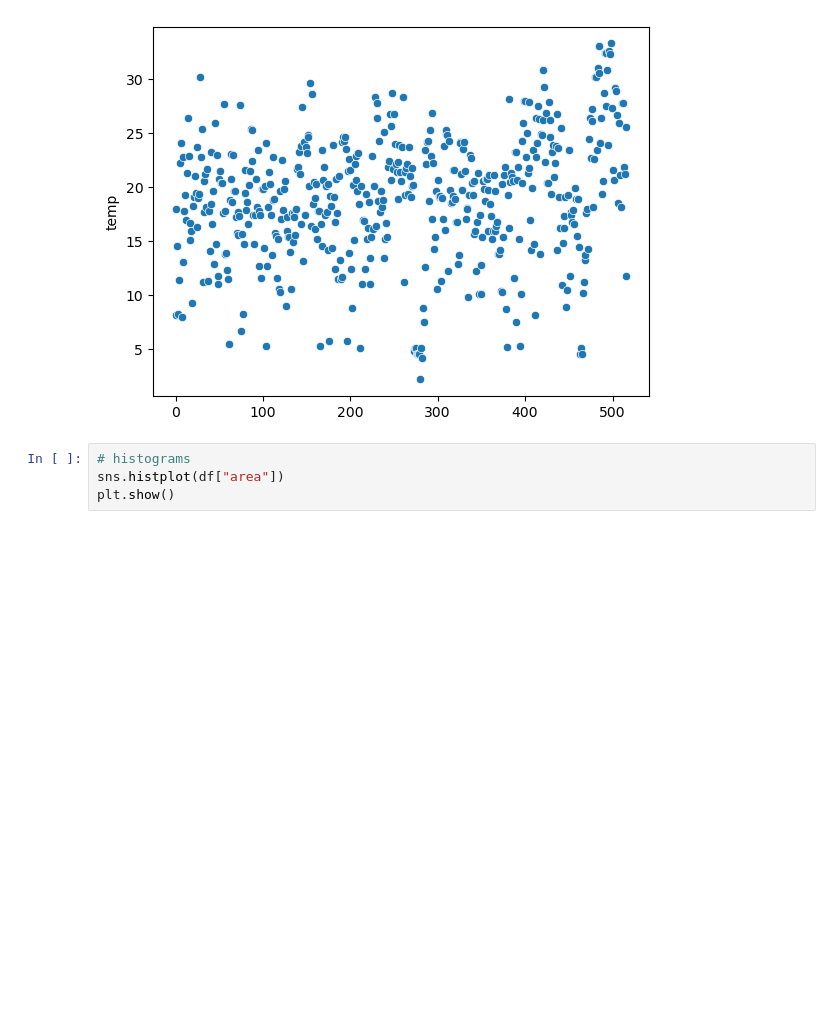
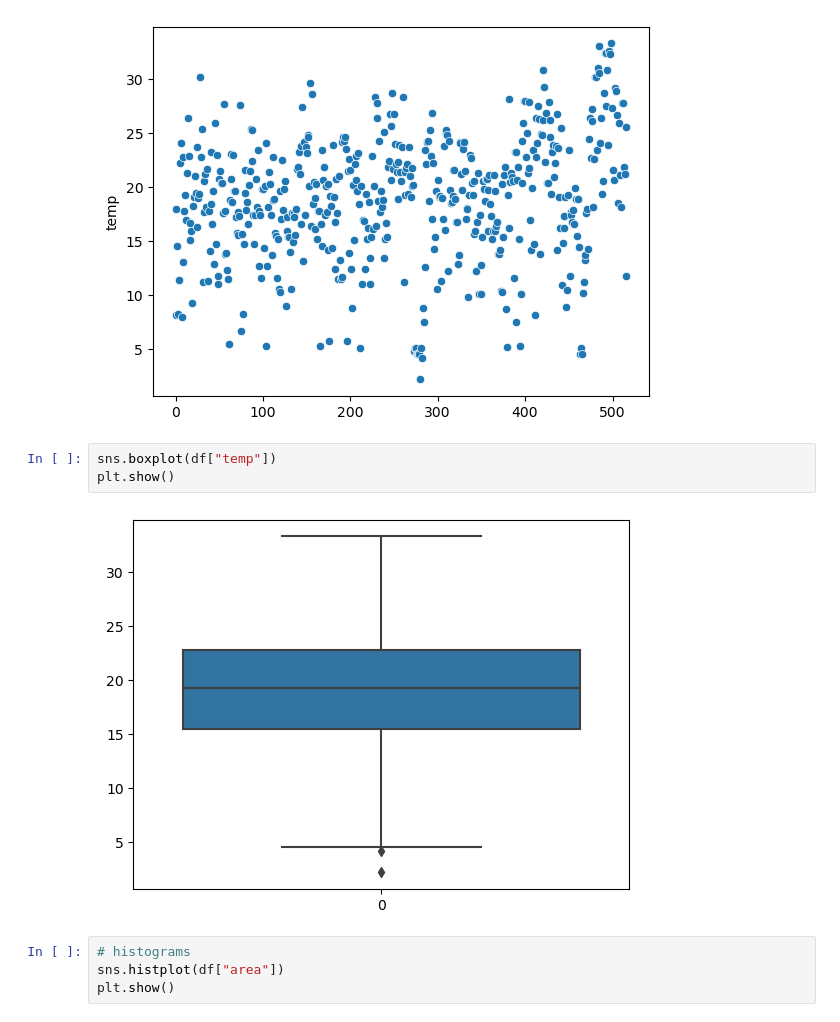
Before and after one commit to SantanaSabrina/forest-fires, a Jupyter notebook: SS notebooks/Explore.ipynb, the cells around one changed output. Cells and saved outputs as stored; diff of their text form; blank space fills up the shorter version.

```diff
--- a/SS notebooks/Explore.ipynb
+++ b/SS notebooks/Explore.ipynb
@@ -102,6 +137,11 @@ sns.scatterplot(df["temp"])
 plt.show()
 # %% [output]
 [figure]
+# %%
+sns.boxplot(df["temp"])
+plt.show()
+# %% [output]
+[figure, added]
 # %%
 # histograms
 sns.histplot(df["area"])
```
Also changed, not shown: parts of 16 cells of this notebook, 1 other file.
